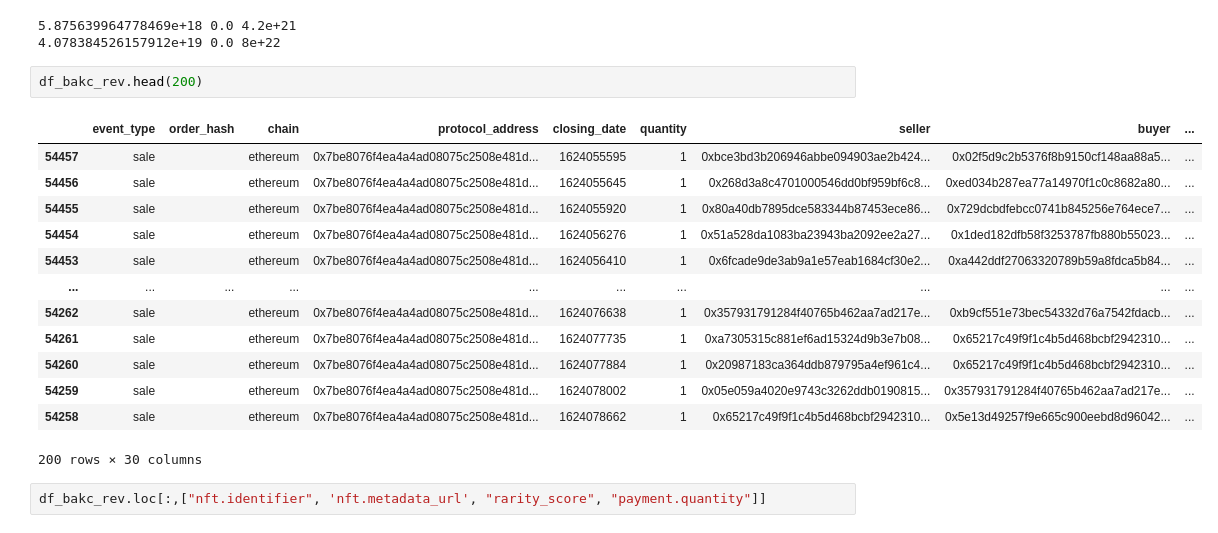
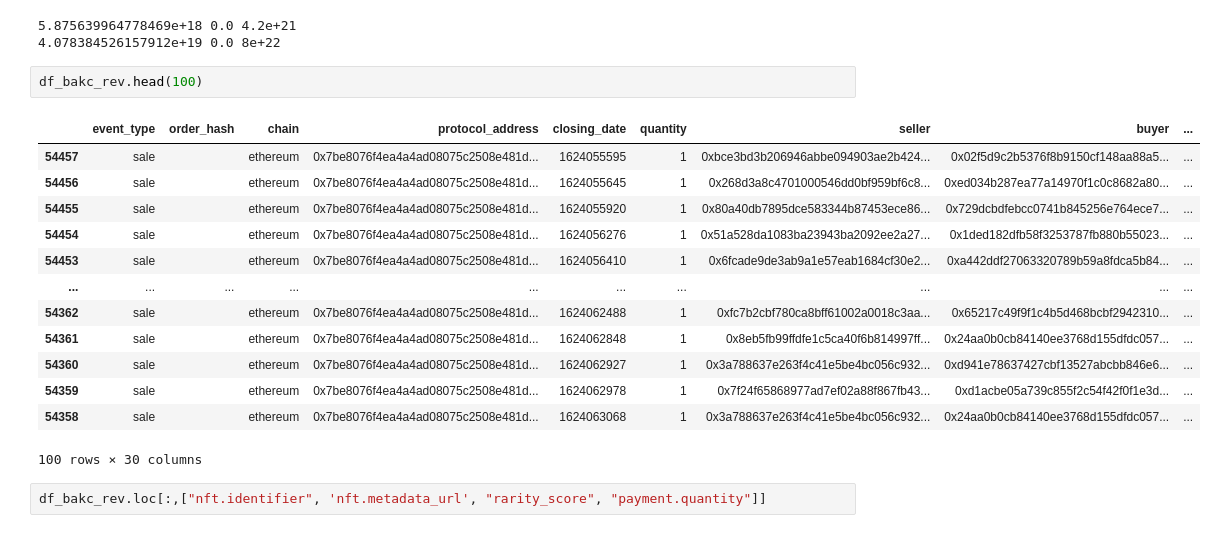
Before and after one commit to janekplowanie/Opensea-Transaction-Retriever, a Jupyter notebook: Statistical_analysis.ipynb, the cells around one changed output. Drawn from its saved outputs; the diff is of its cells as text.

```diff
--- a/Statistical_analysis.ipynb
+++ b/Statistical_analysis.ipynb
@@ -20,21 +21,21 @@ print(df_bayc_t['payment.quantity'].mean(), df_bayc_t["payment.quantity"].min()
 5.875639964778469e+18 0.0 4.2e+21
 4.078384526157912e+19 0.0 8e+22
 # %%
-df_bakc_rev.head(200)
+df_bakc_rev.head(100)
 # %% [output]
 |  | event_type | order_hash | chain | protocol_address | closing_date | quantity | seller | buyer | ... |
 | 54457 | sale |  | ethereum | 0x7be8076f4ea4a4ad08075c2508e481d... | 1624055595 | 1 | 0xbce3bd3b206946abbe094903ae2b424... | 0x02f5d9c2b5376f8b9150cf148aa88a5... | ... |
 | 54456 | sale |  | ethereum | 0x7be8076f4ea4a4ad08075c2508e481d... | 1624055645 | 1 | 0x268d3a8c4701000546dd0bf959bf6c8... | 0xed034b287ea77a14970f1c0c8682a80... | ... |
 | 54455 | sale |  | ethereum | 0x7be8076f4ea4a4ad08075c2508e481d... | 1624055920 | 1 | 0x80a40db7895dce583344b87453ece86... | 0x729dcbdfebcc0741b845256e764ece7... | ... |
 | 54454 | sale |  | ethereum | 0x7be8076f4ea4a4ad08075c2508e481d... | 1624056276 | 1 | 0x51a528da1083ba23943ba2092ee2a27... | 0x1ded182dfb58f3253787fb880b55023... | ... |
 | 54453 | sale |  | ethereum | 0x7be8076f4ea4a4ad08075c2508e481d... | 1624056410 | 1 | 0x6fcade9de3ab9a1e57eab1684cf30e2... | 0xa442ddf27063320789b59a8fdca5b84... | ... |
 | ... | ... | ... | ... | ... | ... | ... | ... | ... | ... |
-| 54262 | sale |  | ethereum | 0x7be8076f4ea4a4ad08075c2508e481d... | 1624076638 | 1 | 0x357931791284f40765b462aa7ad217e... | 0xb9cf551e73bec54332d76a7542fdacb... | ... |
-| 54261 | sale |  | ethereum | 0x7be8076f4ea4a4ad08075c2508e481d... | 1624077735 | 1 | 0xa7305315c881ef6ad15324d9b3e7b08... | 0x65217c49f9f1c4b5d468bcbf2942310... | ... |
-| 54260 | sale |  | ethereum | 0x7be8076f4ea4a4ad08075c2508e481d... | 1624077884 | 1 | 0x20987183ca364ddb879795a4ef961c4... | 0x65217c49f9f1c4b5d468bcbf2942310... | ... |
-| 54259 | sale |  | ethereum | 0x7be8076f4ea4a4ad08075c2508e481d... | 1624078002 | 1 | 0x05e059a4020e9743c3262ddb0190815... | 0x357931791284f40765b462aa7ad217e... | ... |
-| 54258 | sale |  | ethereum | 0x7be8076f4ea4a4ad08075c2508e481d... | 1624078662 | 1 | 0x65217c49f9f1c4b5d468bcbf2942310... | 0x5e13d49257f9e665c900eebd8d96042... | ... |
+| 54362 | sale |  | ethereum | 0x7be8076f4ea4a4ad08075c2508e481d... | 1624062488 | 1 | 0xfc7b2cbf780ca8bff61002a0018c3aa... | 0x65217c49f9f1c4b5d468bcbf2942310... | ... |
+| 54361 | sale |  | ethereum | 0x7be8076f4ea4a4ad08075c2508e481d... | 1624062848 | 1 | 0x8eb5fb99ffdfe1c5ca40f6b814997ff... | 0x24aa0b0cb84140ee3768d155dfdc057... | ... |
+| 54360 | sale |  | ethereum | 0x7be8076f4ea4a4ad08075c2508e481d... | 1624062927 | 1 | 0x3a788637e263f4c41e5be4bc056c932... | 0xd941e78637427cbf13527abcbb846e6... | ... |
+| 54359 | sale |  | ethereum | 0x7be8076f4ea4a4ad08075c2508e481d... | 1624062978 | 1 | 0x7f24f65868977ad7ef02a88f867fb43... | 0xd1acbe05a739c855f2c54f42f0f1e3d... | ... |
+| 54358 | sale |  | ethereum | 0x7be8076f4ea4a4ad08075c2508e481d... | 1624063068 | 1 | 0x3a788637e263f4c41e5be4bc056c932... | 0x24aa0b0cb84140ee3768d155dfdc057... | ... |
-200 rows × 30 columns
+100 rows × 30 columns
 # %%
 df_bakc_rev.loc[:,["nft.identifier", 'nft.metadata_url', "rarity_score", "payment.quantity"]]
 # %% [output]
```
Also changed, not shown: parts of 6 cells of this notebook, 2 other files.
